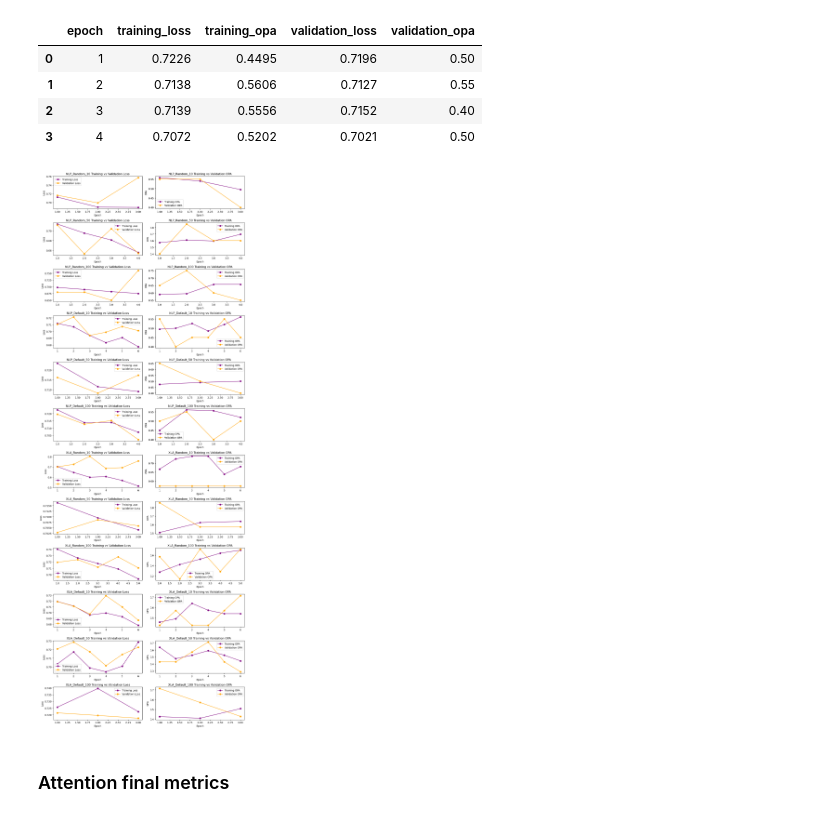
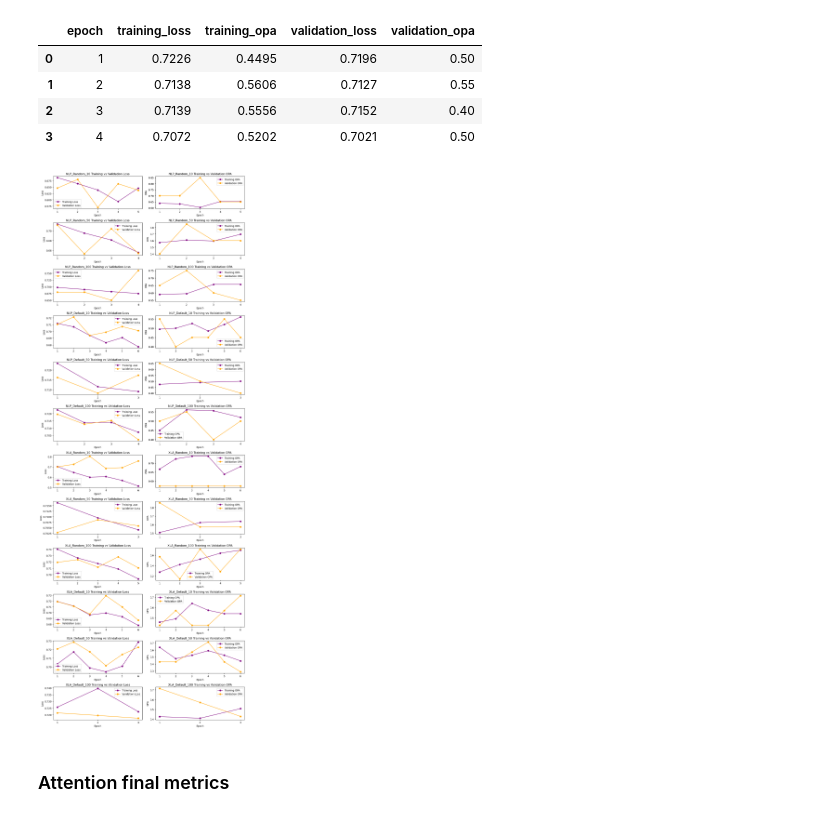
Before and after one commit to valeriavla/tpu_neuro, a Jupyter notebook: code/plots.ipynb, the cells around one changed output. Cells and saved outputs as stored; diff of their text form; code cells hidden in the pictures.

Commit message:
attn plots added

```diff
--- a/code/plots.ipynb
+++ b/code/plots.ipynb
@@ -10,11 +10,11 @@ import pandas as pd
 
 # batch 10
 data = {
-    'epoch': [1, 2, 3],
-    'training_loss': [0.7123, 0.6894, 0.6888],
-    'training_opa': [0.5584, 0.5404, 0.4949],
-    'validation_loss': [0.7165, 0.6991, 0.757],
-    'validation_opa': [0.55, 0.55, 0.4]
+    'epoch': [1, 2, 3, 4, 5],
+    'training_loss': [0.6873, 0.6637, 0.6385, 0.5931, 0.6461],
+    'training_opa': [0.6377, 0.6329, 0.6039, 0.6522, 0.6522],
+    'validation_loss': [0.6462, 0.6801, 0.5701, 0.6632, 0.6378],
+    'validation_opa': [0.7, 0.7, 0.85, 0.65, 0.65]
 }
 nlp_random_10 = pd.DataFrame(data)
 nlp_random_10
@@ -192,34 +192,37 @@ datasets = [nlp_random_10, nlp_random_50, nlp_random_100, nlp_default_10, nlp_de
 labels = ['NLP_Random_10', 'NLP_Random_50','NLP_Random_100','NLP_Default_10','NLP_Default_50','NLP_Default_100','XLA_Random_10','XLA_Random_50','XLA_Random_100','XLA_Default_10','XLA_Default_50','XLA_Default_100']
 
 # Creating combined plots
 plt.figure(figsize=(12, 32))
 
 for i, dataset in enumerate(datasets):
     label = labels[i]
 
     # Plot for Losses (Training and Validation)
     plt.subplot(12, 2, i * 2 + 1)
     plt.plot(dataset['epoch'], dataset['training_loss'], label='Training Loss', marker='o', color='purple')
     plt.plot(dataset['epoch'], dataset['validation_loss'], label='Validation Loss', marker='o', color='orange')
     plt.xlabel('Epoch')
     plt.ylabel('Loss')
     plt.title(f'{label} Training vs Validation Loss')
     plt.legend()
+    plt.xticks(dataset['epoch'].astype(int))
 
     # Plot for OPAs (Training and Validation)
     plt.subplot(12, 2, i * 2 + 2)
     plt.plot(dataset['epoch'], dataset['training_opa'], label='Training OPA', marker='o', color='purple')
     plt.plot(dataset['epoch'], dataset['validation_opa'], label='Validation OPA', marker='o', color='orange')
     plt.xlabel('Epoch')
     plt.ylabel('OPA')
     plt.title(f'{label} Training vs Validation OPA')
     plt.legend()
+    plt.xticks(dataset['epoch'].astype(int))
+
 
 plt.tight_layout()
 plt.savefig('../plots/final_metric_plots.png')
 plt.show()
 # %% [output]
-[figure, old version]
+[figure, new version]
 # %% [markdown]
 ### Attention final metrics
 # %%
```
Also changed, not shown: parts of 6 cells of this notebook, 3 other files.
